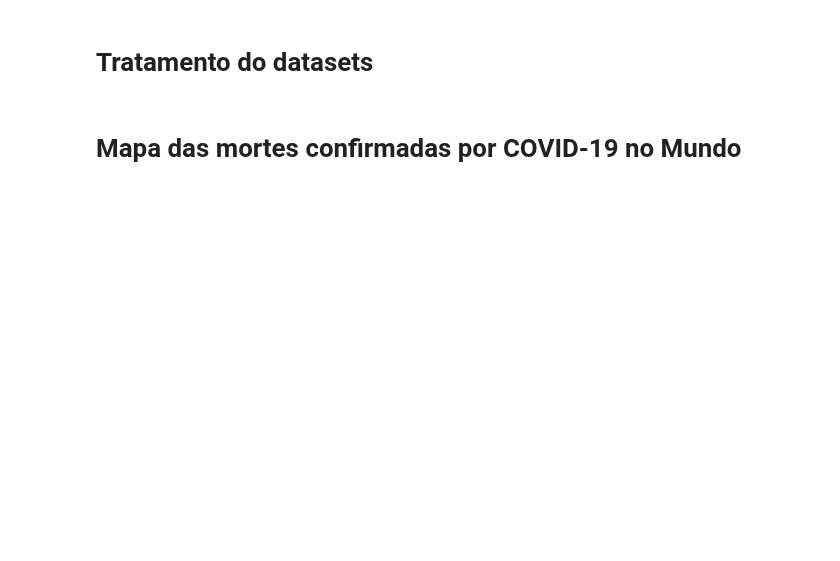
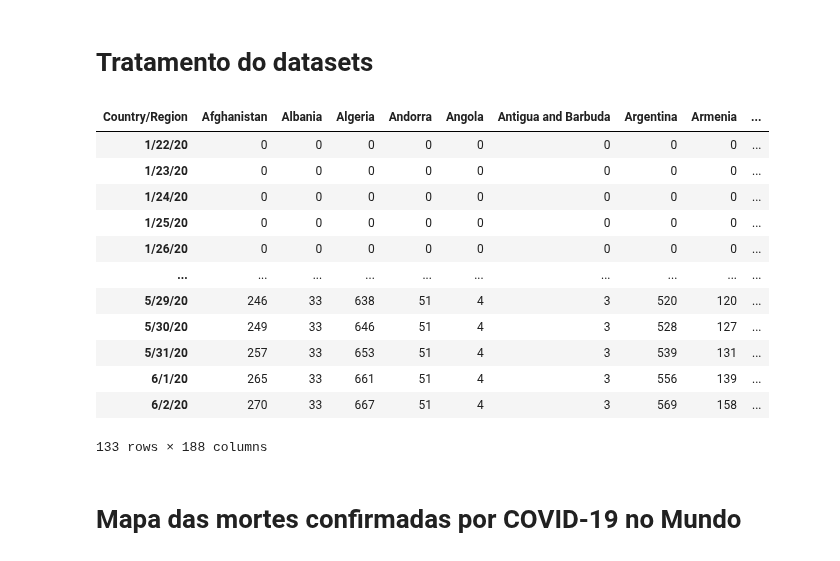
Before and after one commit to Manuelfjr/Covid19, a Jupyter notebook: worldmaps/worldmapsdeaths.ipynb, the cells around one changed output. Saved outputs shown, nothing was run; the diff lists cells and outputs as text; code cells hidden in the pictures; blank space fills up the shorter version.

```diff
--- a/worldmaps/worldmapsdeaths.ipynb
+++ b/worldmaps/worldmapsdeaths.ipynb
@@ -25,6 +25,22 @@ db_deaths_country.drop(['Lat','Long'],axis=1,inplace=True)
 # %%
 # data estilo americana
 date = '6/2/20'
+# %%
+db_deaths_country.T
+# %% [output]
+| Country/Region | Afghanistan | Albania | Algeria | Andorra | Angola | Antigua and Barbuda | Argentina | Armenia | ... |
+| 1/22/20 | 0 | 0 | 0 | 0 | 0 | 0 | 0 | 0 | ... |
+| 1/23/20 | 0 | 0 | 0 | 0 | 0 | 0 | 0 | 0 | ... |
+| 1/24/20 | 0 | 0 | 0 | 0 | 0 | 0 | 0 | 0 | ... |
+| 1/25/20 | 0 | 0 | 0 | 0 | 0 | 0 | 0 | 0 | ... |
+| 1/26/20 | 0 | 0 | 0 | 0 | 0 | 0 | 0 | 0 | ... |
+| ... | ... | ... | ... | ... | ... | ... | ... | ... | ... |
+| 5/29/20 | 246 | 33 | 638 | 51 | 4 | 3 | 520 | 120 | ... |
+| 5/30/20 | 249 | 33 | 646 | 51 | 4 | 3 | 528 | 127 | ... |
+| 5/31/20 | 257 | 33 | 653 | 51 | 4 | 3 | 539 | 131 | ... |
+| 6/1/20 | 265 | 33 | 661 | 51 | 4 | 3 | 556 | 139 | ... |
+| 6/2/20 | 270 | 33 | 667 | 51 | 4 | 3 | 569 | 158 | ... |
+133 rows × 188 columns
 # %% [markdown]
 # Mapa das mortes confirmadas por COVID-19 no Mundo
 # %%
```
Also changed, not shown: parts of 1 cell of this notebook, 1 other file.
